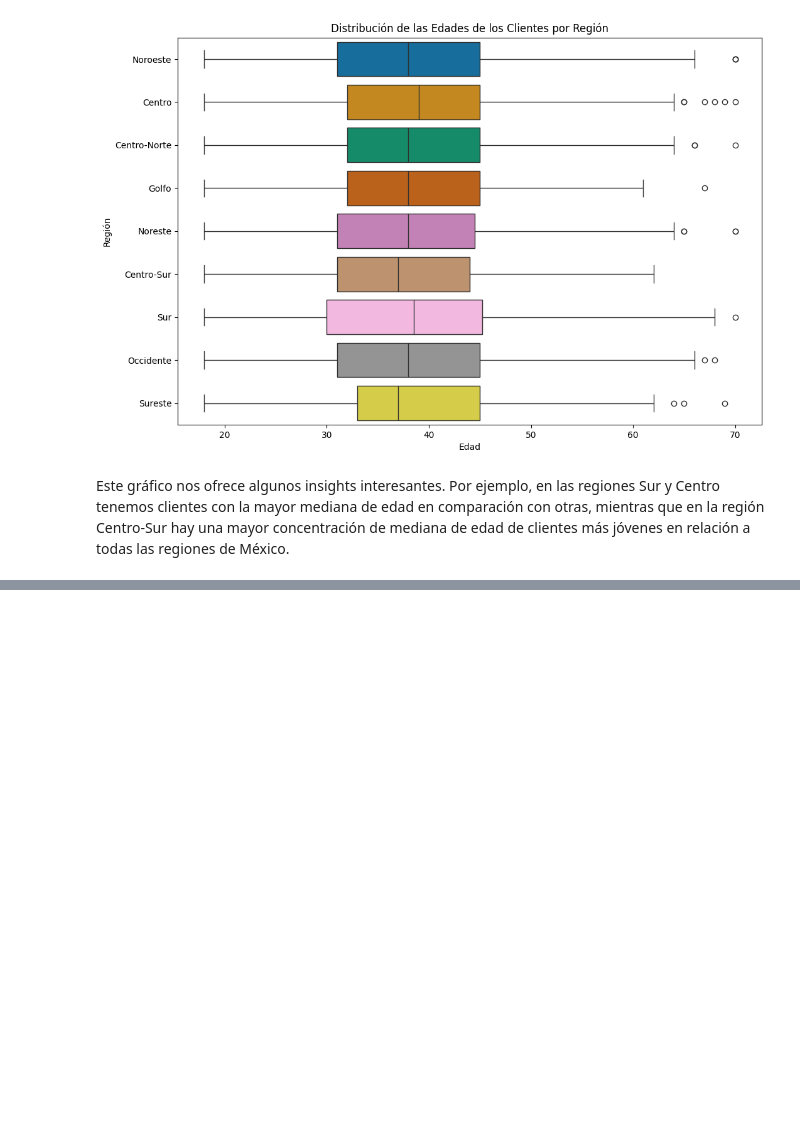
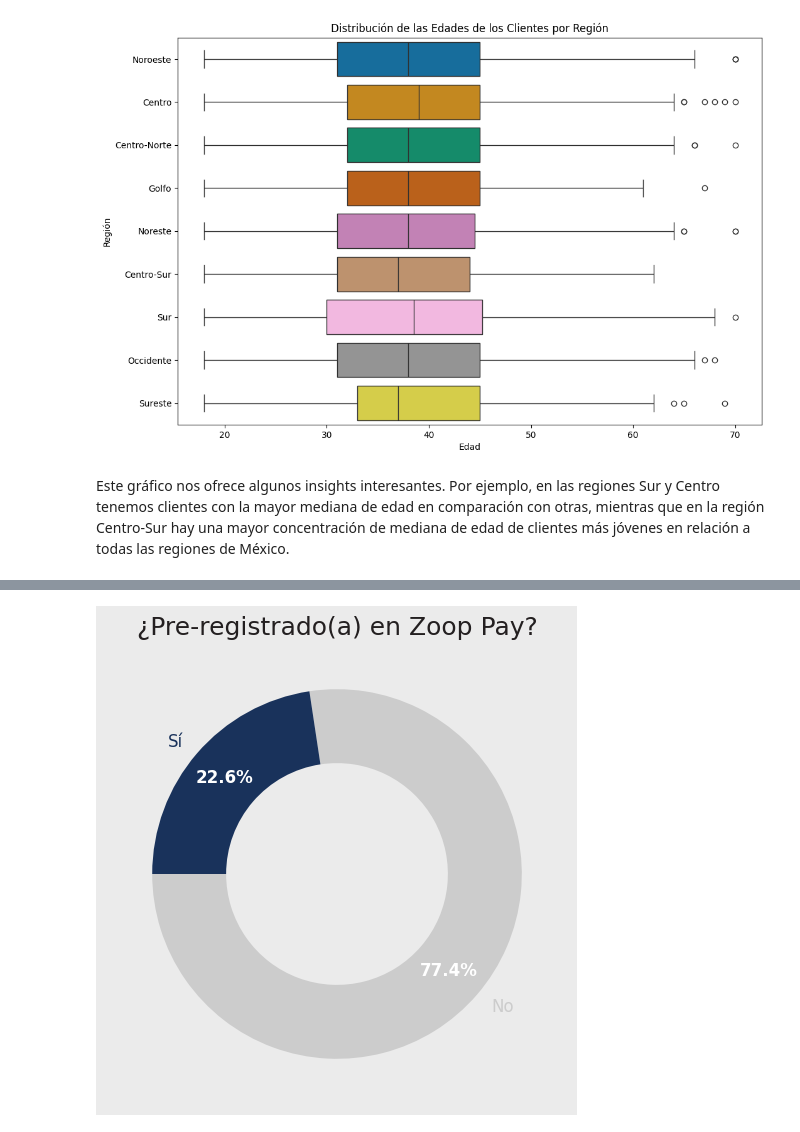
Before and after one commit to DaniGa-Mo/IA_Ciencia_de_Datos, a Jupyter notebook: Desafios_Zoop.ipynb, the cells around one changed output, grey strips where cells are left out. Saved outputs shown, nothing was run; the diff lists cells and outputs as text; code cells hidden in the pictures; blank space fills up the shorter version.

```diff
--- a/Desafios_Zoop.ipynb
+++ b/Desafios_Zoop.ipynb
@@ -213,0 +279,28 @@ Este gráfico nos ofrece algunos insights interesantes. Por ejemplo, en las regi
+# %%
+import matplotlib.pyplot as plt
+
+# Contabiliza la cantidad de usuarios que realizaron el prerregistro en Zoop Pay
+pre_registro_counts = df['zoop_pay'].value_counts()
+
+# Define los colores para cada valor
+colors = [AZUL_3 if label == 'Sí' else GRIS_3 for label in pre_registro_counts.index]
+
+# Crea el gráfico de rosquilla
+plt.figure(figsize=(6, 6), facecolor=GRIS_1)
+plt.gca().set_facecolor(GRIS_1)  # Cambia el color del fondo del gráfico
+patches, texts, autotexts = plt.pie(pre_registro_counts, labels=pre_registro_counts.index, autopct='%1.1f%%', startangle=180, colors=colors, wedgeprops=dict(width=0.4), pctdistance=0.8)
+
+# Añade el título con el color y tamaño especificados
+plt.title('¿Pre-registrado(a) en Zoop Pay?', color=GRIS_5, fontsize=18)
+
+# Configura los colores y tamaños de las etiquetas de las porciones y porcentajes
+for text, autotext, color in zip(texts, autotexts, [GRIS_3, AZUL_3]):
+    text.set_color(color)  # Define el color de la etiqueta de la porción igual al color de la porción
+    text.set_fontsize(12)
+    autotext.set_color(BLANCO)  # Define el color de los porcentajes como blanco
+    autotext.set_weight('bold')  # Define los porcentajes en negrita
+    autotext.set_fontsize(12)
+# Muestra el gráfico
+plt.show()
+# %% [output]
+[figure, added]
```
Also changed, not shown: parts of 11 cells of this notebook.
